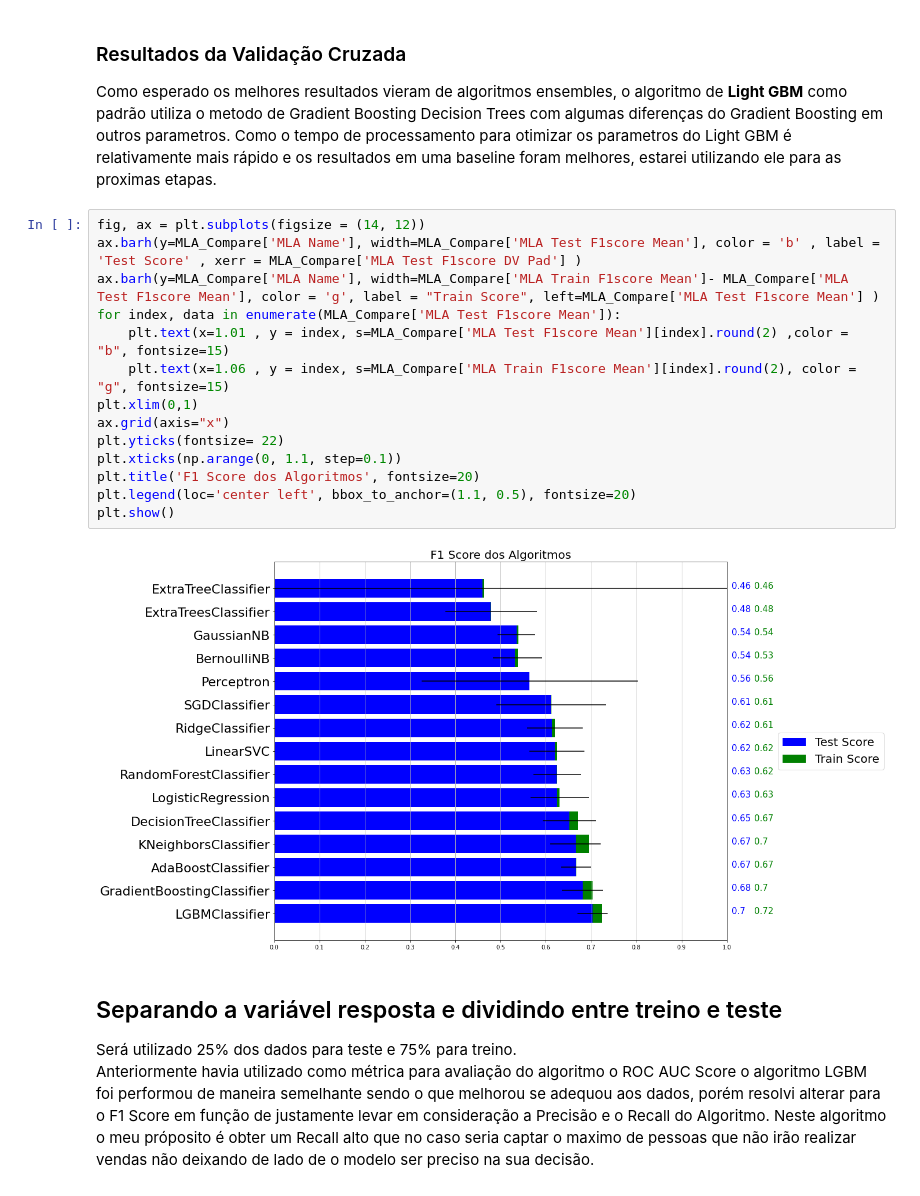
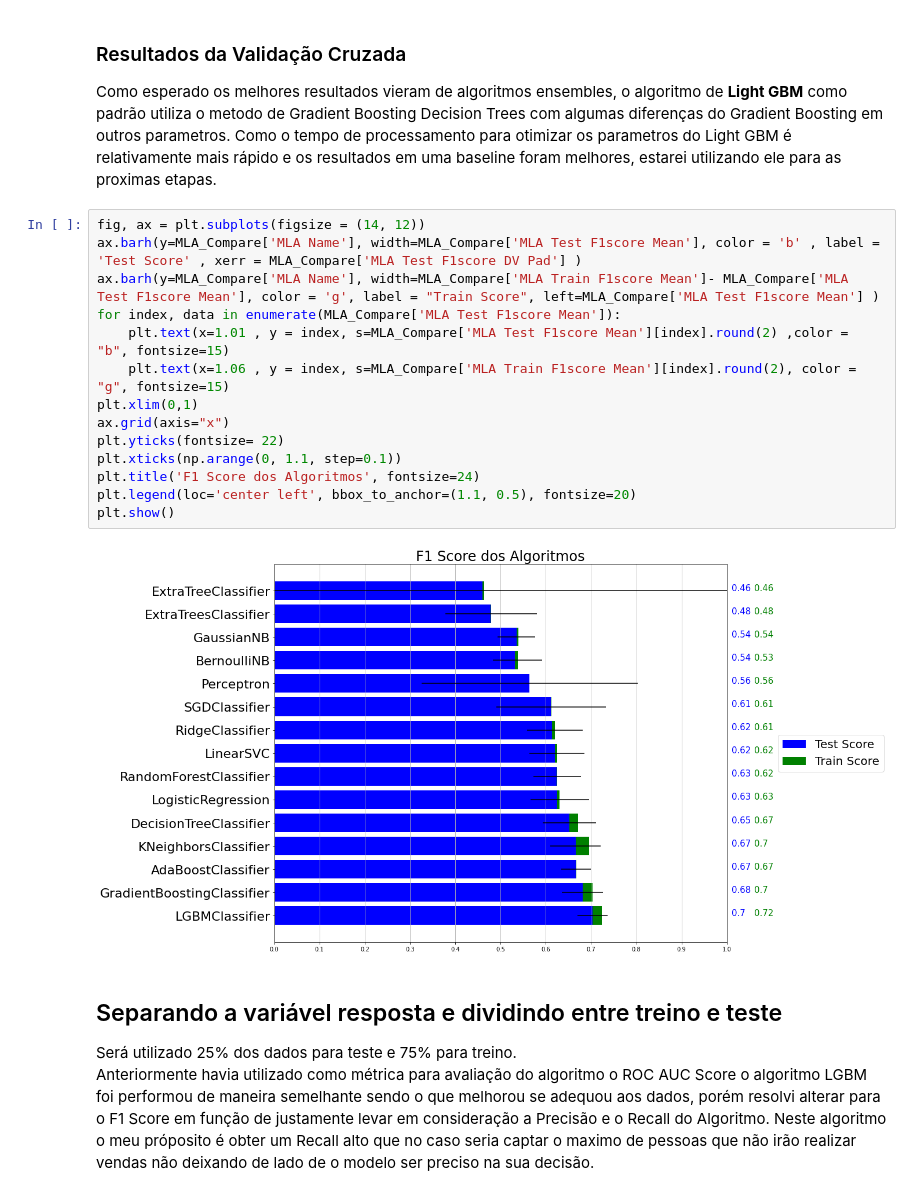
Before and after one commit to thifujikawa/clientes_olist, a Jupyter notebook: Modelling/modelling.ipynb, the cells around one changed output. Cells and saved outputs as stored; diff of their text form.

Commit message:
Atualização Grafico F1 Score

```diff
--- a/Modelling/modelling.ipynb
+++ b/Modelling/modelling.ipynb
@@ -271,19 +271,19 @@ Como o tempo de processamento para otimizar os parametros do Light GBM é relati
 # %%
 fig, ax = plt.subplots(figsize = (14, 12))
 ax.barh(y=MLA_Compare['MLA Name'], width=MLA_Compare['MLA Test F1score Mean'], color = 'b' , label = 'Test Score' , xerr = MLA_Compare['MLA Test F1score DV Pad'] )
 ax.barh(y=MLA_Compare['MLA Name'], width=MLA_Compare['MLA Train F1score Mean']- MLA_Compare['MLA Test F1score Mean'], color = 'g', label = "Train Score", left=MLA_Compare['MLA Test F1score Mean'] )
 for index, data in enumerate(MLA_Compare['MLA Test F1score Mean']):
     plt.text(x=1.01 , y = index, s=MLA_Compare['MLA Test F1score Mean'][index].round(2) ,color = "b", fontsize=15)
     plt.text(x=1.06 , y = index, s=MLA_Compare['MLA Train F1score Mean'][index].round(2), color = "g", fontsize=15)
 plt.xlim(0,1)
 ax.grid(axis="x")
 plt.yticks(fontsize= 22)
 plt.xticks(np.arange(0, 1.1, step=0.1))
-plt.title('F1 Score dos Algoritmos', fontsize=20)
+plt.title('F1 Score dos Algoritmos', fontsize=24)
 plt.legend(loc='center left', bbox_to_anchor=(1.1, 0.5), fontsize=20)
 plt.show()
 # %% [output]
-[figure, old version]
+[figure, new version]
 # %% [markdown]
 ## Separando a variável resposta e dividindo entre treino e teste
 Será utilizado 25% dos dados para teste e 75% para treino.
```
Also changed, not shown: 1 other file.
